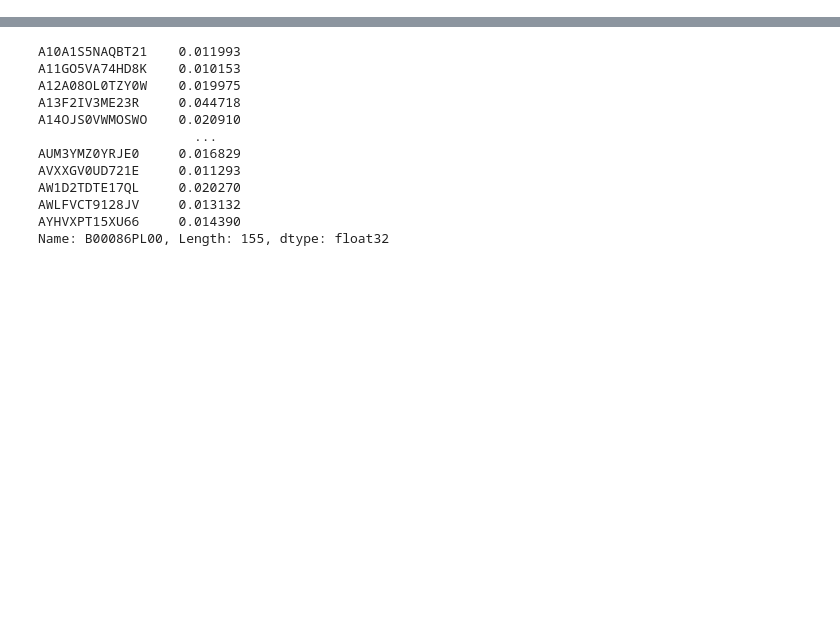
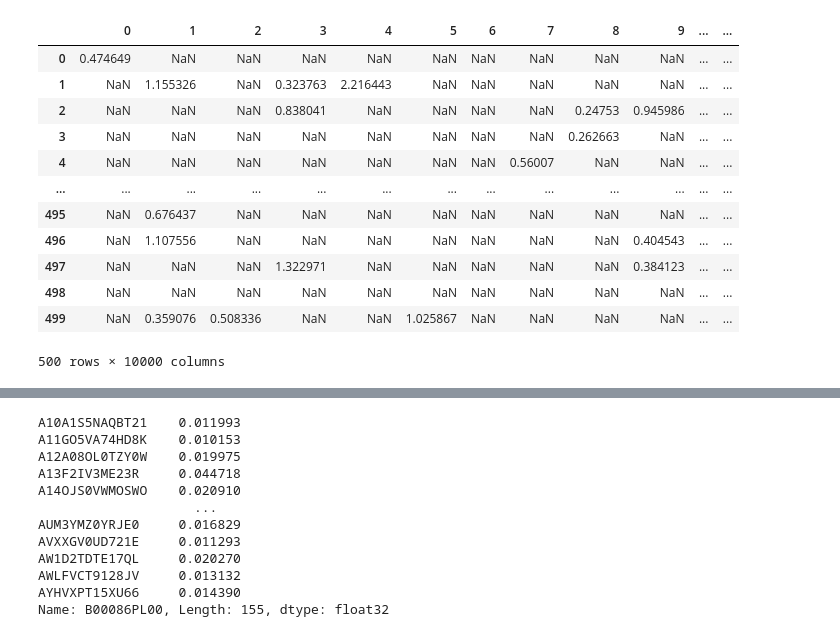
Before and after one commit to jinks145/pj_fireteam-108c, a Jupyter notebook: compare.ipynb, the cells around one changed output, grey strips where cells are left out. Cells and saved outputs as stored; diff of their text form; code cells hidden in the pictures; blank space fills up the shorter version.

```diff
--- a/compare.ipynb
+++ b/compare.ipynb
@@ -10,0 +75,17 @@ device = 'cuda:0' if torch.cuda.is_available() else 'cpu'
+# %%
+res = test_sample_model(model, interaction_matrix, device)
+res[1]
+# %% [output]
+|  | 0 | 1 | 2 | 3 | 4 | 5 | 6 | 7 | 8 | 9 | ... | ... |
+| 0 | 0.474649 | NaN | NaN | NaN | NaN | NaN | NaN | NaN | NaN | NaN | ... | ... |
+| 1 | NaN | 1.155326 | NaN | 0.323763 | 2.216443 | NaN | NaN | NaN | NaN | NaN | ... | ... |
+| 2 | NaN | NaN | NaN | 0.838041 | NaN | NaN | NaN | NaN | 0.24753 | 0.945986 | ... | ... |
+| 3 | NaN | NaN | NaN | NaN | NaN | NaN | NaN | NaN | 0.262663 | NaN | ... | ... |
+| 4 | NaN | NaN | NaN | NaN | NaN | NaN | NaN | 0.56007 | NaN | NaN | ... | ... |
+| ... | ... | ... | ... | ... | ... | ... | ... | ... | ... | ... | ... | ... |
+| 495 | NaN | 0.676437 | NaN | NaN | NaN | NaN | NaN | NaN | NaN | NaN | ... | ... |
+| 496 | NaN | 1.107556 | NaN | NaN | NaN | NaN | NaN | NaN | NaN | 0.404543 | ... | ... |
+| 497 | NaN | NaN | NaN | 1.322971 | NaN | NaN | NaN | NaN | NaN | 0.384123 | ... | ... |
+| 498 | NaN | NaN | NaN | NaN | NaN | NaN | NaN | NaN | NaN | NaN | ... | ... |
+| 499 | NaN | 0.359076 | 0.508336 | NaN | NaN | 1.025867 | NaN | NaN | NaN | NaN | ... | ... |
+500 rows × 10000 columns
```
Also changed, not shown: parts of 17 cells of this notebook, 2 other files.
